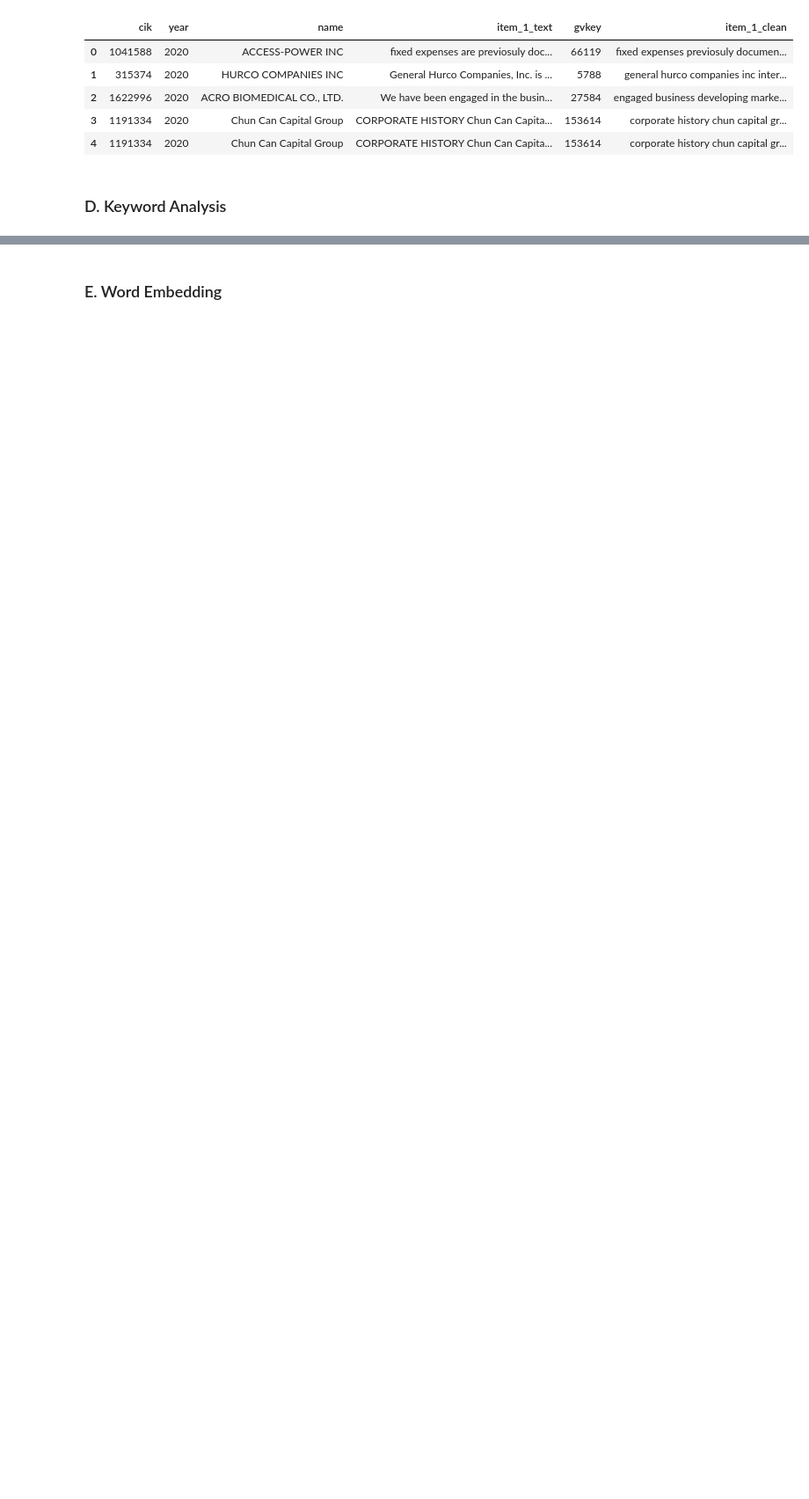
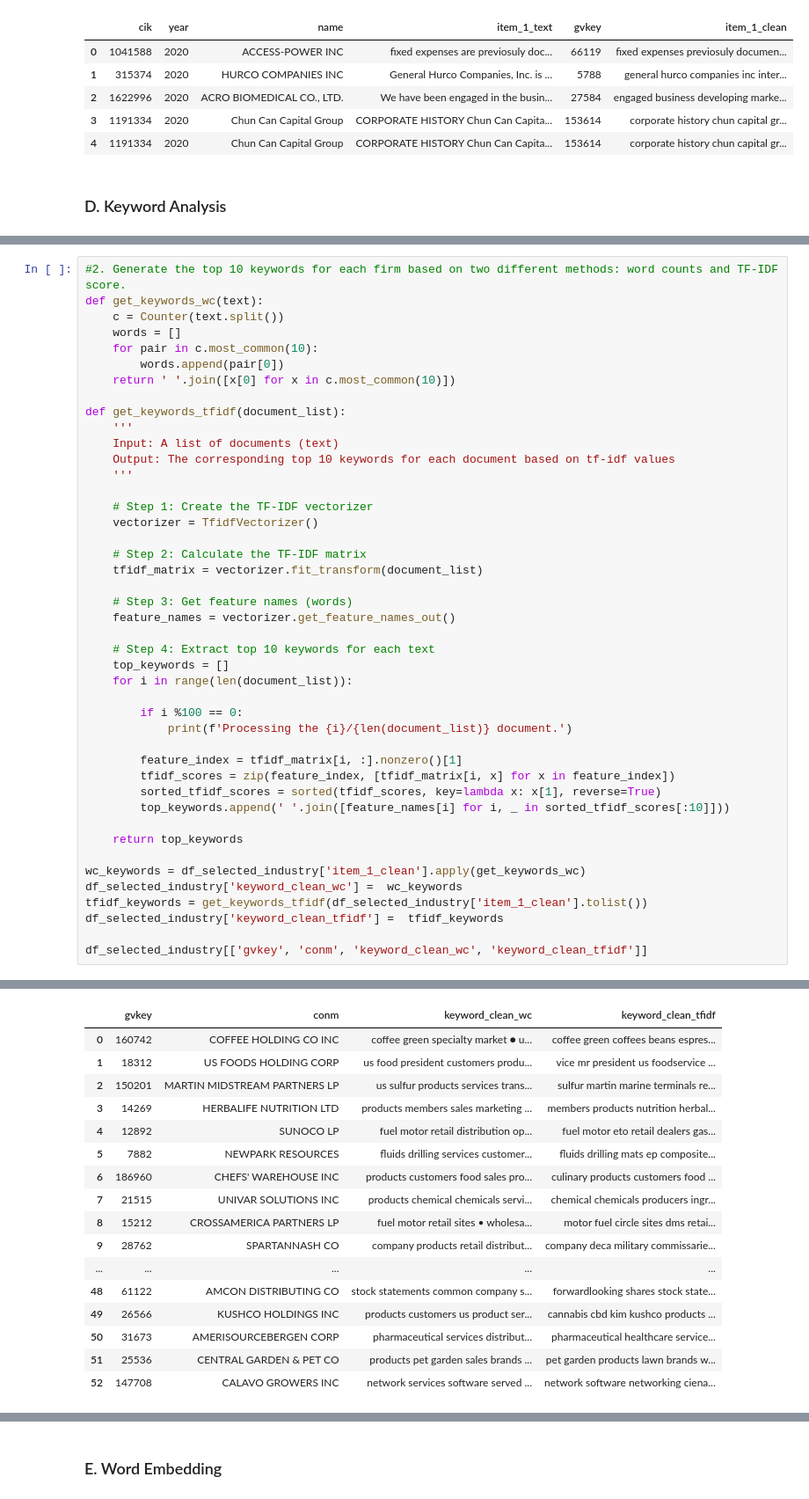
Before and after one commit to davidzc01/BAIT508_Industry_Analysis, a Jupyter notebook: Industry analysis.ipynb, the cells around one changed output, grey strips where cells are left out. Shown at 88% size. Saved outputs shown, nothing was run; the diff lists cells and outputs as text; blank space fills up the shorter version.

```diff
--- a/Industry analysis.ipynb
+++ b/Industry analysis.ipynb
@@ -238,0 +252,45 @@ dataFrame10K.head()
+# %%
+#2.	Generate the top 10 keywords for each firm based on two different methods: word counts and TF-IDF score.
+def get_keywords_wc(text):
+    c = Counter(text.split())
+    words = []
+    for pair in c.most_common(10):
+        words.append(pair[0])
+    return ' '.join([x[0] for x in c.most_common(10)])
+
+def get_keywords_tfidf(document_list):
+    '''
+    Input: A list of documents (text)
+    Output: The corresponding top 10 keywords for each document based on tf-idf values
+    '''
+
+    # Step 1: Create the TF-IDF vectorizer
+    vectorizer = TfidfVectorizer()
+
+    # Step 2: Calculate the TF-IDF matrix
+    tfidf_matrix = vectorizer.fit_transform(document_list)
+
+    # Step 3: Get feature names (words)
+    feature_names = vectorizer.get_feature_names_out()
+
+    # Step 4: Extract top 10 keywords for each text
+    top_keywords = []
+    for i in range(len(document_list)):
+
+        if i %100 == 0:
+            print(f'Processing the {i}/{len(document_list)} document.')
+
+        feature_index = tfidf_matrix[i, :].nonzero()[1]
+        tfidf_scores = zip(feature_index, [tfidf_matrix[i, x] for x in feature_index])
+        sorted_tfidf_scores = sorted(tfidf_scores, key=lambda x: x[1], reverse=True)
+        top_keywords.append(' '.join([feature_names[i] for i, _ in sorted_tfidf_scores[:10]]))
+
+    return top_keywords
+
+wc_keywords = df_selected_industry['item_1_clean'].apply(get_keywords_wc)
+df_selected_industry['keyword_clean_wc'] =  wc_keywords
+tfidf_keywords = get_keywords_tfidf(df_selected_industry['item_1_clean'].tolist())
+df_selected_industry['keyword_clean_tfidf'] =  tfidf_keywords
+
+df_selected_industry[['gvkey', 'conm', 'keyword_clean_wc', 'keyword_clean_tfidf']]
+# %% [output]
@@ -239,2 +298,19 @@ dataFrame10K.head()
+|  | gvkey | conm | keyword_clean_wc | keyword_clean_tfidf |
+| 0 | 160742 | COFFEE HOLDING CO INC | coffee green specialty market ● u... | coffee green coffees beans espres... |
+| 1 | 18312 | US FOODS HOLDING CORP | us food president customers produ... | vice mr president us foodservice ... |
+| 2 | 150201 | MARTIN MIDSTREAM PARTNERS LP | us sulfur products services trans... | sulfur martin marine terminals re... |
+| 3 | 14269 | HERBALIFE NUTRITION LTD | products members sales marketing ... | members products nutrition herbal... |
+| 4 | 12892 | SUNOCO LP | fuel motor retail distribution op... | fuel motor eto retail dealers gas... |
+| 5 | 7882 | NEWPARK RESOURCES | fluids drilling services customer... | fluids drilling mats ep composite... |
+| 6 | 186960 | CHEFS' WAREHOUSE INC | products customers food sales pro... | culinary products customers food ... |
+| 7 | 21515 | UNIVAR SOLUTIONS INC | products chemical chemicals servi... | chemical chemicals producers ingr... |
+| 8 | 15212 | CROSSAMERICA PARTNERS LP | fuel motor retail sites • wholesa... | motor fuel circle sites dms retai... |
+| 9 | 28762 | SPARTANNASH CO | company products retail distribut... | company deca military commissarie... |
+| ... | ... | ... | ... | ... |
+| 48 | 61122 | AMCON DISTRIBUTING CO | stock statements common company s... | forwardlooking shares stock state... |
+| 49 | 26566 | KUSHCO HOLDINGS INC | products customers us product ser... | cannabis cbd kim kushco products ... |
+| 50 | 31673 | AMERISOURCEBERGEN CORP | pharmaceutical services distribut... | pharmaceutical healthcare service... |
+| 51 | 25536 | CENTRAL GARDEN & PET CO | products pet garden sales brands ... | pet garden products lawn brands w... |
+| 52 | 147708 | CALAVO GROWERS INC | network services software served ... | network software networking ciena... |
 # %%
 #3.	Create two wordclouds to visualize the keywords across all firms in the selected sector: one based on the word count of keywords and another based on the TF-IDF score.
```
Also changed, not shown: parts of 12 cells of this notebook, 5 other files.
